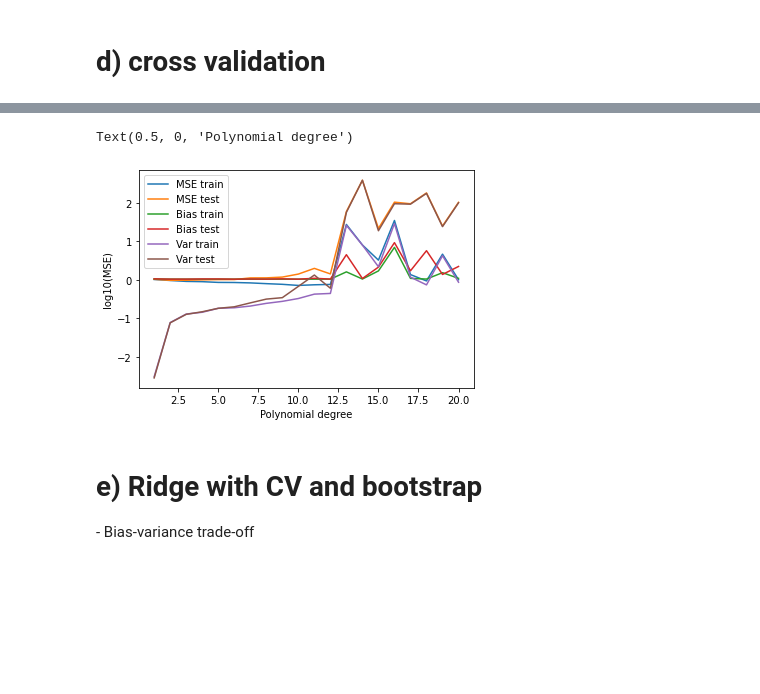
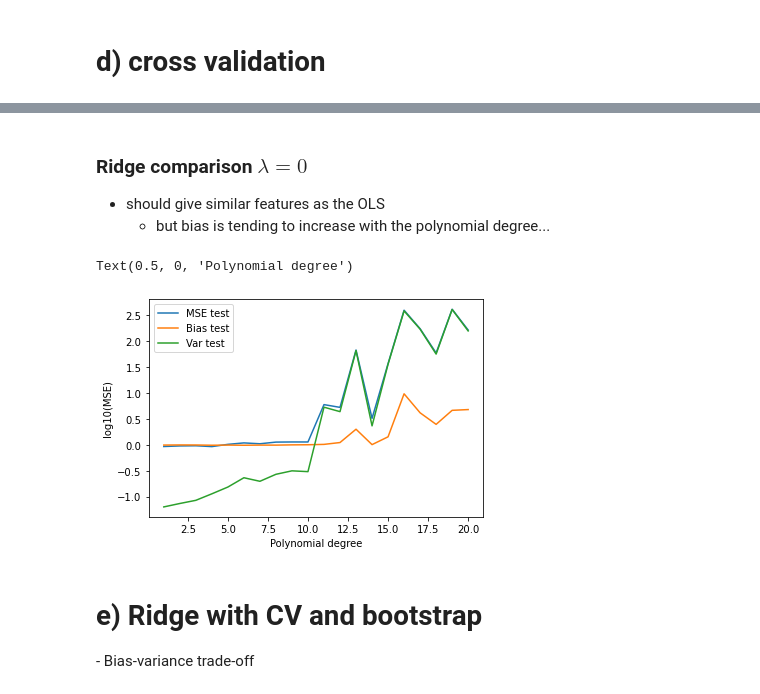
Before and after one commit to johanage/ada_ml_project1, a Jupyter notebook: Project1.ipynb, the cells around one changed output, grey strips where cells are left out. Cells and saved outputs as stored; diff of their text form; code cells hidden in the pictures; blank space fills up the shorter version.

```diff
--- a/Project1.ipynb
+++ b/Project1.ipynb
@@ -414,0 +422,20 @@ plt.xlabel("Polynomial degree")
+# %%
+import importlib; import project1; importlib.reload(project1); from project1.project1 import *
+
+# A seed just to ensure that the random numbers are the same for every run.
+# Useful for eventual debugging.
+np.random.seed(3155)
+
+# Generate the data.
+nsamples = 100
+x = np.random.randn(nsamples)
+y = 3*x**2 + np.random.randn(nsamples)
+p = 6
+k = 5
+# Decide which values of lambda to use
+nlambdas = 500
+lambdas = np.logspace(-3, 5, nlambdas)
+mses_train, var_train, bias_train = np.zeros((len(lambdas), k)), np.zeros((len(lambdas), k)),np.zeros((len(lambdas), k))
+mses_test, var_test, bias_test = np.zeros((len(lambdas), k)), np.zeros((len(lambdas), k)),np.zeros((len(lambdas), k))
+for i in range(len(lambdas)):
+    mses_train[i], mses_test[i], bias_train[i], bias_test[i], var_train[i], var_test[i] = cross_validation(data = y, xvec = np.array([x]), k = k, p = p, method = "ridge", lmbda = lambdas[i], scale_centering=True)
@@ -441,30 +504,34 @@ plt.xlabel("Polynomial degree")
-# %%
-import importlib; import project1; importlib.reload(project1); from project1.project1 import *
-model_complexity = 20
-x, y = np.meshgrid(np.arange(0,1,0.05),np.arange(0,1,0.05))
-xvec = np.array([x,y])
-z = FrankeFunction(**{'x%i'%i: xvec[i] for i in range(len(xvec))})
-noise = np.random.normal(0,1,size=z.shape)
-znoisy = z + noise
-k = 5
-mses_train, var_train, bias_train, variance_train = np.zeros((model_complexity, k)), np.zeros((model_complexity,k)),np.zeros((model_complexity, k)), np.zeros((model_complexity,k))
-mses_test, var_test, bias_test, variance_test = np.zeros((model_complexity, k)), np.zeros((model_complexity, k)),np.zeros((model_complexity, k)), np.zeros((model_complexity, k))
-for p in range(1,model_complexity+1):
-    mses_train[p-1], mses_test[p-1], bias_train[p-1], bias_test[p-1], var_train[p-1], var_test[p-1] = cross_validation(data = znoisy, xvec = xvec, k = k, p = p, method = "ridge", lmbda=0)
-# plot log10(MSE) wrt polynomial degree
-ps = [i for i in range(1,model_complexity+1)]
-plt.plot(ps, np.log10(np.mean(mses_train, axis = 1)), label="MSE train")
-plt.plot(ps, np.log10(np.mean(mses_test, axis = 1)), label="MSE test")
-plt.plot(ps, np.log10(np.mean(bias_train, axis = 1)), label="Bias train")
-plt.plot(ps, np.log10(np.mean(bias_test, axis = 1)), label="Bias test")
-plt.plot(ps, np.log10(np.mean(var_train, axis = 1)), label="Var train")
-plt.plot(ps, np.log10(np.mean(var_test, axis = 1)), label="Var test")
-plt.legend()
-plt.ylabel("log10(MSE)")
-plt.xlabel("Polynomial degree")
-# %% [output]
-Text(0.5, 0, 'Polynomial degree')
-[figure, removed]
+# %% [markdown]
+### Ridge comparison $\lambda = 0$
+- should give similar features as the OLS
+    - but bias is tending to increase with the polynomial degree...
+# %%
+import importlib; import project1; importlib.reload(project1); from project1.project1 import *
+model_complexity = 20
+x, y = np.meshgrid(np.arange(0,1,0.05),np.arange(0,1,0.05))
+xvec = np.array([x,y])
+z = FrankeFunction(**{'x%i'%i: xvec[i] for i in range(len(xvec))})
+noise = np.random.normal(0,1,size=z.shape)
+znoisy = z + noise
+k = 5
+mses_train, var_train, bias_train, variance_train = np.zeros((model_complexity, k)), np.zeros((model_complexity,k)),np.zeros((model_complexity, k)), np.zeros((model_complexity,k))
+mses_test, var_test, bias_test, variance_test = np.zeros((model_complexity, k)), np.zeros((model_complexity, k)),np.zeros((model_complexity, k)), np.zeros((model_complexity, k))
+for p in range(1,model_complexity+1):
+    mses_train[p-1], mses_test[p-1], bias_train[p-1], bias_test[p-1], var_train[p-1], var_test[p-1] = cross_validation(data = znoisy, xvec = xvec, k = k, p = p, method = "ridge", lmbda=0, scale_centering=True)
+# plot log10(MSE) wrt polynomial degree
+ps = [i for i in range(1,model_complexity+1)]
+#plt.plot(ps, np.log10(np.mean(mses_train, axis = 1)), label="MSE train")
+plt.plot(ps, np.log10(np.mean(mses_test, axis = 1)), label="MSE test")
+#plt.plot(ps, np.log10(np.mean(bias_train, axis = 1)), label="Bias train")
+plt.plot(ps, np.log10(np.mean(bias_test, axis = 1)), label="Bias test")
+#plt.plot(ps, np.log10(np.mean(var_train, axis = 1)), label="Var train")
+plt.plot(ps, np.log10(np.mean(var_test, axis = 1)), label="Var test")
+plt.legend()
+plt.ylabel("log10(MSE)")
+plt.xlabel("Polynomial degree")
+# %% [output]
+Text(0.5, 0, 'Polynomial degree')
+[figure, added]
 # %% [markdown]
 # e) Ridge with CV and bootstrap
 - Bias-variance trade-off
```
Also changed, not shown: parts of 88 cells of this notebook, 1 other file.
